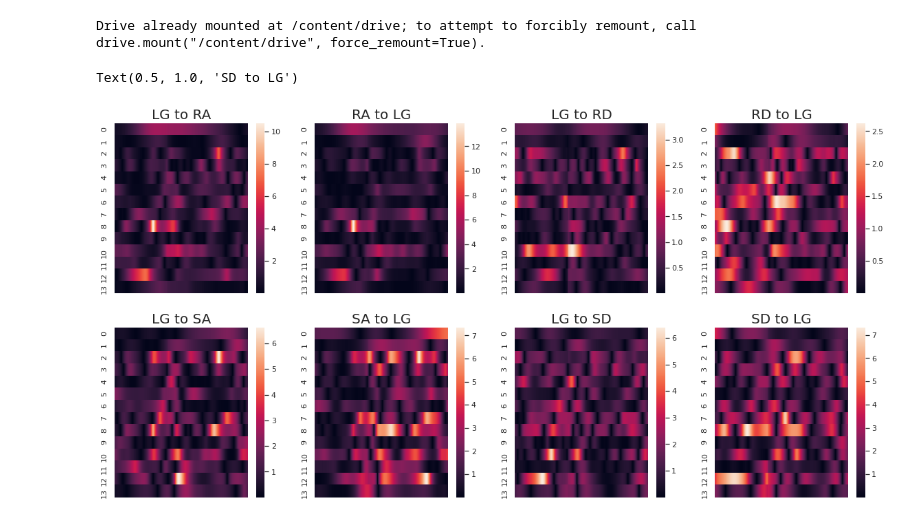
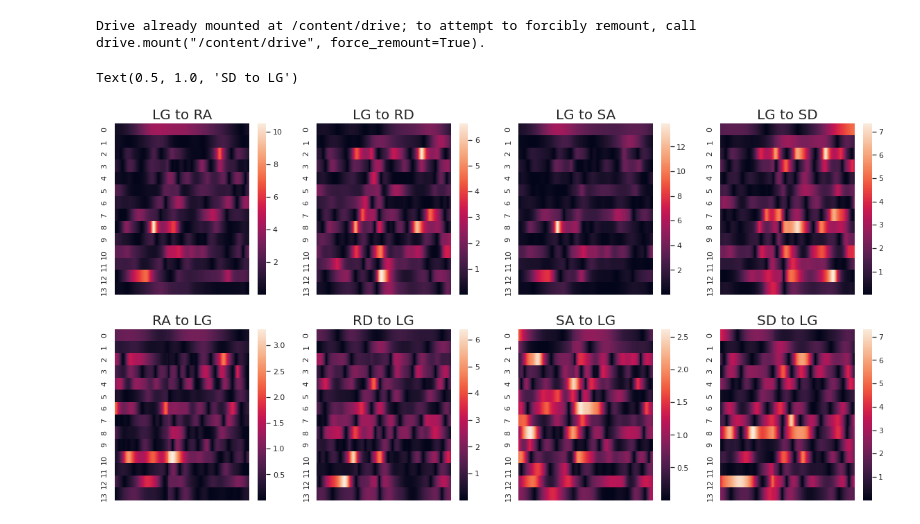
Before and after one commit to inseungkang/HipExo_OfflineModeClassification, a Jupyter notebook: Signal Analysis/Transitional_Mode_Signal_Analysis.ipynb, the cells around one changed output. Drawn from its saved outputs; the diff is of its cells as text; code cells hidden in the pictures.

Commit message:
Figure generation for the transition gait cycle

```diff
--- a/Signal Analysis/Transitional_Mode_Signal_Analysis.ipynb
+++ b/Signal Analysis/Transitional_Mode_Signal_Analysis.ipynb
@@ -164,33 +164,33 @@ SD_transition_2 = abs(SD_mean2 - SD_mean) / SD_std
 # %%
 # ax1 = sns.heatmap(RA_transition_1)
 
 fig = plt.figure(figsize = (20,10)) # width x height
 ax1 = fig.add_subplot(2, 4, 1) # row, column, position
-ax5 = fig.add_subplot(2, 4, 2)
-ax2 = fig.add_subplot(2, 4, 3)
-ax6 = fig.add_subplot(2, 4, 4)
-ax3 = fig.add_subplot(2, 4, 5)
-ax7 = fig.add_subplot(2, 4, 6)
-ax4 = fig.add_subplot(2, 4, 7)
+ax2 = fig.add_subplot(2, 4, 5)
+ax3 = fig.add_subplot(2, 4, 2)
+ax4 = fig.add_subplot(2, 4, 6)
+ax5 = fig.add_subplot(2, 4, 3)
+ax6 = fig.add_subplot(2, 4, 7)
+ax7 = fig.add_subplot(2, 4, 4)
 ax8 = fig.add_subplot(2, 4, 8)
 
 sns.heatmap(RA_transition_1, ax=ax1, xticklabels=False)
 sns.heatmap(RA_transition_2, ax=ax2, xticklabels=False)
 sns.heatmap(RD_transition_1, ax=ax3, xticklabels=False)
 sns.heatmap(RD_transition_2, ax=ax4, xticklabels=False)
 sns.heatmap(SA_transition_1, ax=ax5, xticklabels=False)
 sns.heatmap(SA_transition_2, ax=ax6, xticklabels=False)
 sns.heatmap(SD_transition_1, ax=ax7, xticklabels=False)
 sns.heatmap(SD_transition_2, ax=ax8, xticklabels=False)
 
 ax1.set_title('LG to RA', fontsize=20)
-ax5.set_title('RA to LG', fontsize=20)
-ax2.set_title('LG to RD', fontsize=20)
-ax6.set_title('RD to LG', fontsize=20)
-ax3.set_title('LG to SA', fontsize=20)
-ax7.set_title('SA to LG', fontsize=20)
-ax4.set_title('LG to SD', fontsize=20)
+ax2.set_title('RA to LG', fontsize=20)
+ax3.set_title('LG to RD', fontsize=20)
+ax4.set_title('RD to LG', fontsize=20)
+ax5.set_title('LG to SA', fontsize=20)
+ax6.set_title('SA to LG', fontsize=20)
+ax7.set_title('LG to SD', fontsize=20)
 ax8.set_title('SD to LG', fontsize=20)
 # %% [output]
 Text(0.5, 1.0, 'SD to LG')
-[figure, old version]
+[figure, new version]
```
